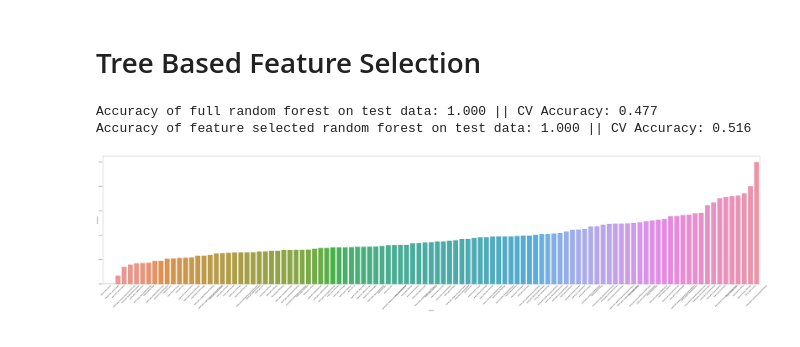
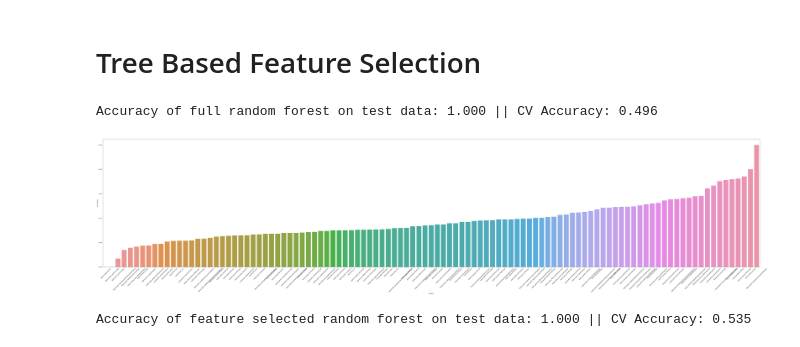
Before and after one commit to Jpham303/covid_19_severity_prediction, a Jupyter notebook: Modeling.ipynb, the cells around one changed output. Drawn from its saved outputs; the diff is of its cells as text; code cells hidden in the pictures.

```diff
--- a/Modeling.ipynb
+++ b/Modeling.ipynb
@@ -100,6 +103,9 @@ scaler = preprocessing.StandardScaler().fit(X_train)
 X_scaled = scaler.transform(X_train)
 y_train = np.ravel(y_train)
 
+scaler = MinMaxScaler()
+X_normalized = pd.DataFrame(scaler.fit_transform(X_train), columns= X_train.columns, index = X_train.index)
+
 # Total of each class in train
 print(sum(y_train == 1), sum(y_train == 2), sum(y_train == 3))
 # %% [output]
@@ -228,9 +272,12 @@ model = rf_pred(X_scaled, y_train, 3)
 Accuracy on test data: 0.784 || CV Accuracy: 0.523
 # %% [markdown]
 #  Tree Based Feature Selection
+# %%
+rand_forest(X_normalized, y_train, X, max_depth=15)
+# %% [output]
+Accuracy of full random forest on test data: 1.000 || CV Accuracy: 0.496
+[figure, added]
 # %%
-featureSelectedTree = treeFeatureSelection(X_scaled, y_train, 10,X)
+featureSelectedTree = treeFeatureSelection(X_scaled, y_train, 10)
 # %% [output]
-Accuracy of full random forest on test data: 1.000 || CV Accuracy: 0.477
-Accuracy of feature selected random forest on test data: 1.000 || CV Accuracy: 0.516
+Accuracy of feature selected random forest on test data: 1.000 || CV Accuracy: 0.535
-[figure, removed]
```
Also changed, not shown: parts of 10 cells of this notebook, 2 other files.
